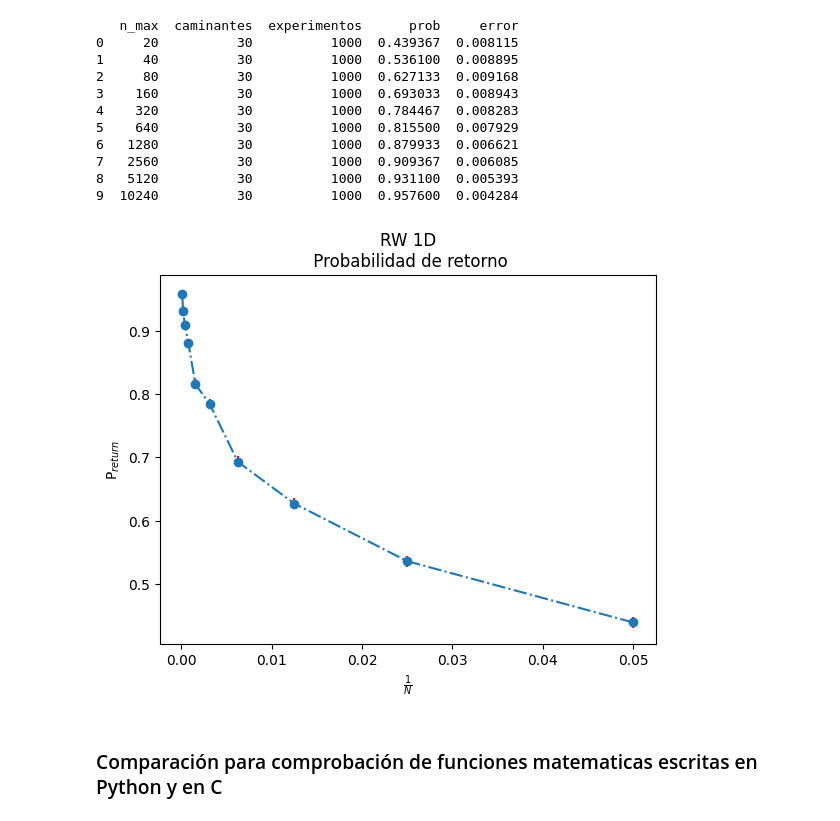
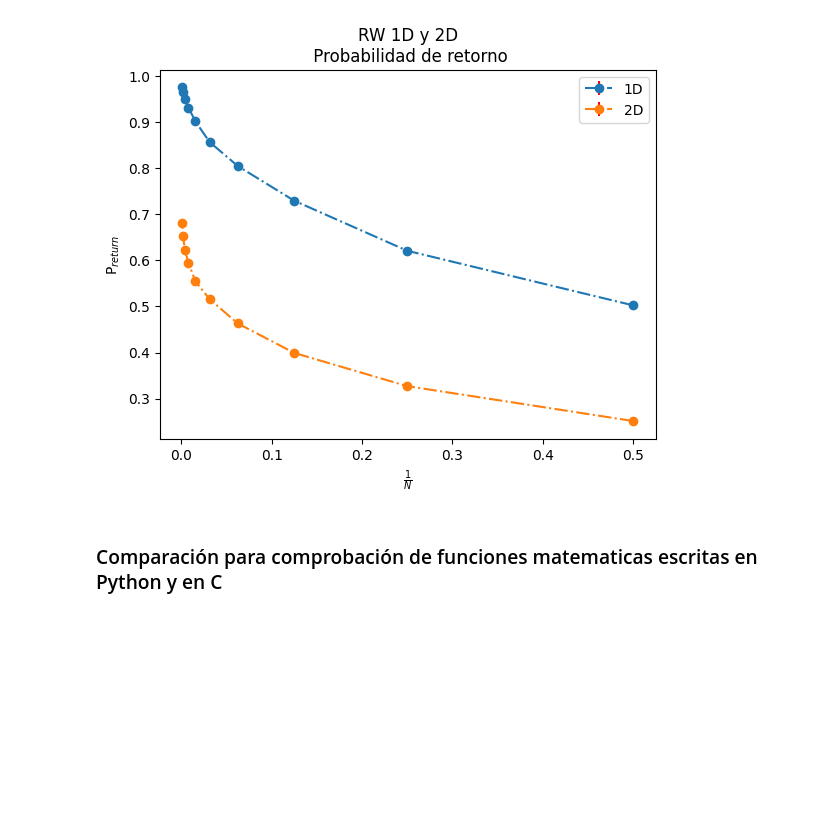
Before and after one commit to SoyAgustin/QF-Path-Integral, a Jupyter notebook: Notebooks_Py/caminante.ipynb, the cells around one changed output. Cells and saved outputs as stored; diff of their text form; code cells hidden in the pictures; blank space fills up the shorter version.

Commit message:
Simulacion exitosa de caminante 2D

```diff
--- a/Notebooks_Py/caminante.ipynb
+++ b/Notebooks_Py/caminante.ipynb
@@ -18,37 +5,17 @@ n_max: 10240, rw:15 ,exp: 1000, prob_mean: 0.969067, error: 0.003727
 # %%
-archivo="caminante_1d.csv"
-ruta = f'Datos/{archivo}'
-titulo_dim="RW 1D\n Probabilidad de retorno"
-df = pd.read_csv(ruta,sep=",")
-print(df)
+df1 = pd.read_csv("Datos/caminante_1d.csv",sep=",")
+df2 = pd.read_csv("Datos/caminante_2d.csv",sep=",")
 
-'''
-plt.scatter(df['n_max'],df['prob'])
-plt.title(titulo_dim)
-plt.xlabel('Repeticiones')
-plt.ylabel('Probabilidad')
-plt.show()
-'''
-
-plt.errorbar(1/df['n_max'],df['prob'],yerr=df["error"],marker="o",ls="-.",ecolor="red")
-plt.title(titulo_dim)
+plt.errorbar(1/df1['n_max'],df1['prob'],yerr=df1["error"],marker="o",ls="-.",ecolor="red",label="1D")
+plt.errorbar(1/df2['n_max'],df2['prob'],yerr=df2["error"],marker="o",ls="-.",ecolor="red",label="2D")
+plt.title("RW 1D y 2D\n Probabilidad de retorno")
 plt.xlabel('$\\frac{1}{N}$')
 #plt.xscale("log")
 plt.ylabel('P$_{return}$')
+plt.legend()
 plt.show()
 # %% [output]
-   n_max  caminantes  experimentos      prob     error
-0     20          30          1000  0.439367  0.008115
-1     40          30          1000  0.536100  0.008895
-2     80          30          1000  0.627133  0.009168
-3    160          30          1000  0.693033  0.008943
-4    320          30          1000  0.784467  0.008283
-5    640          30          1000  0.815500  0.007929
-6   1280          30          1000  0.879933  0.006621
-7   2560          30          1000  0.909367  0.006085
-8   5120          30          1000  0.931100  0.005393
-9  10240          30          1000  0.957600  0.004284
-[figure, old version]
+[figure, new version]
 # %% [markdown]
 ### Comparación para comprobación de funciones matematicas escritas en Python y en C
 # %%
```
Also changed, not shown: parts of 1 cell of this notebook, 4 other files.
